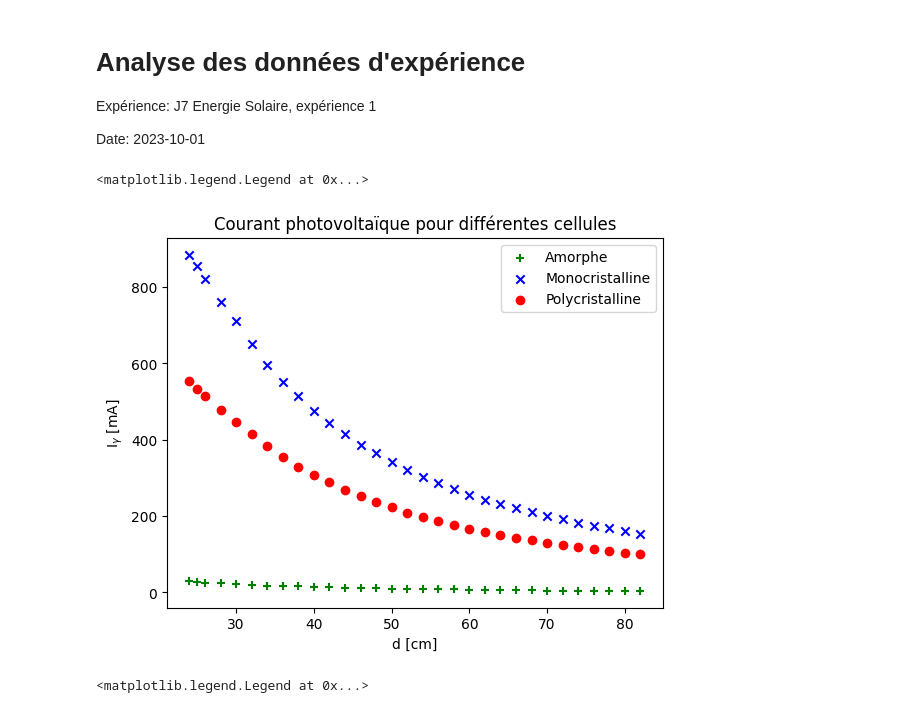
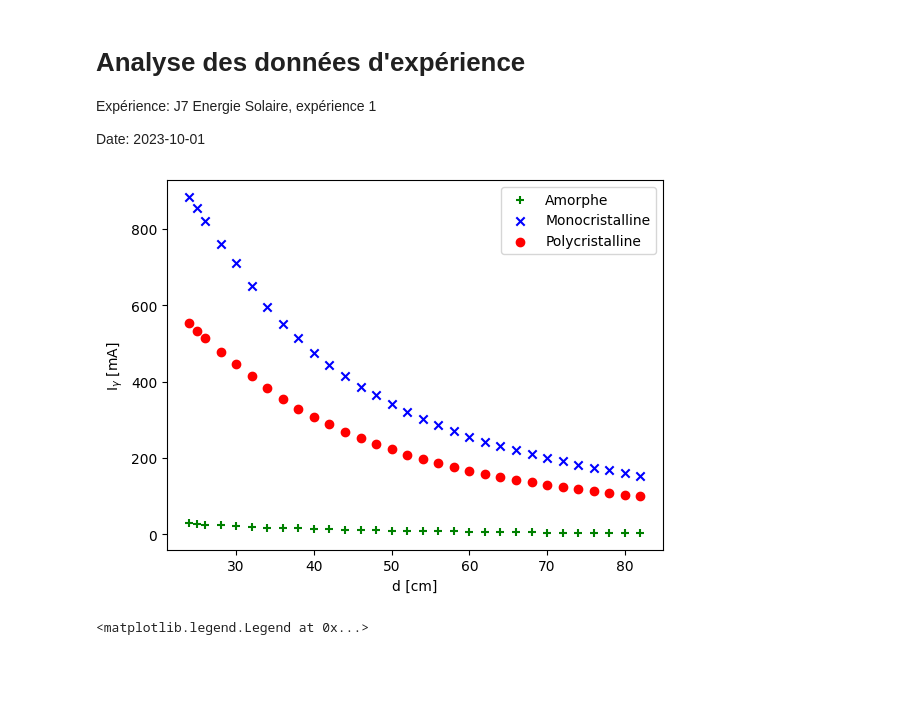
Before and after one commit to TomVdt/TPII-rapports, a Jupyter notebook: 01-J7-energie-solaire/analyse/exp3.ipynb, the cells around one changed output. Drawn from its saved outputs; the diff is of its cells as text; code cells hidden in the pictures; blank space fills up the shorter version.

```diff
--- a/01-J7-energie-solaire/analyse/exp3.ipynb
+++ b/01-J7-energie-solaire/analyse/exp3.ipynb
@@ -18,14 +19,14 @@ Pgamma = PgammaS * 0.01
 # %%
 plt.scatter(rawdata[:,0], rawdata[:,1], color=colors["A"], marker="+", label="Amorphe")
 plt.scatter(rawdata[:,0], rawdata[:,2], color=colors["M"], marker="x", label="Monocristalline")
 plt.scatter(rawdata[:,0], rawdata[:,3], color=colors["P"], label="Polycristalline")
 plt.xlabel("d [cm]")
 plt.ylabel("I$_\gamma$ [mA]")
-plt.title("Courant photovoltaïque pour différentes cellules")
+# plt.title("Courant photovoltaïque pour différentes cellules")
 plt.legend()
+tikz.save("../plots/Igamma(d),AMP.tikz")
 # %% [output]
-<matplotlib.legend.Legend at 0x...>
-[figure, old version]
+[figure, new version]
 # %%
 plt.scatter(Pgamma[:,1], rawdata[:,1], color=colors["A"], marker="+", label="Amorphe")
 plt.scatter(Pgamma[:,1], rawdata[:,2], color=colors["M"], marker="x", label="Monocristalline")
```
Also changed, not shown: parts of 7 cells of this notebook, 7 other files.
